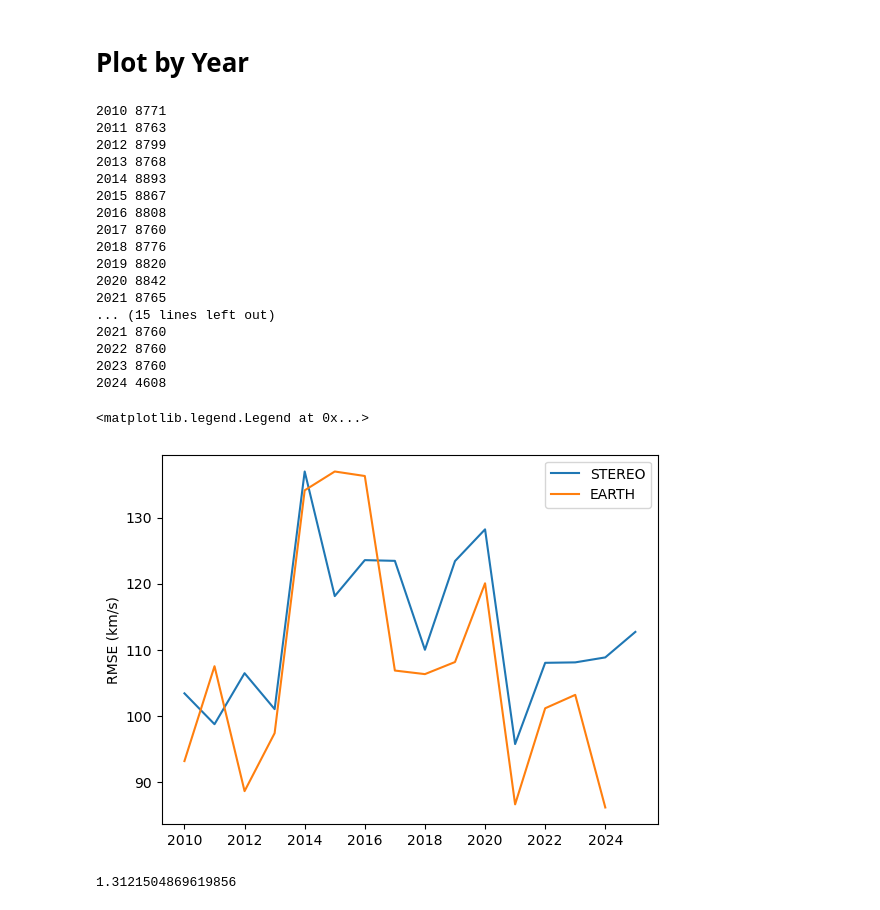
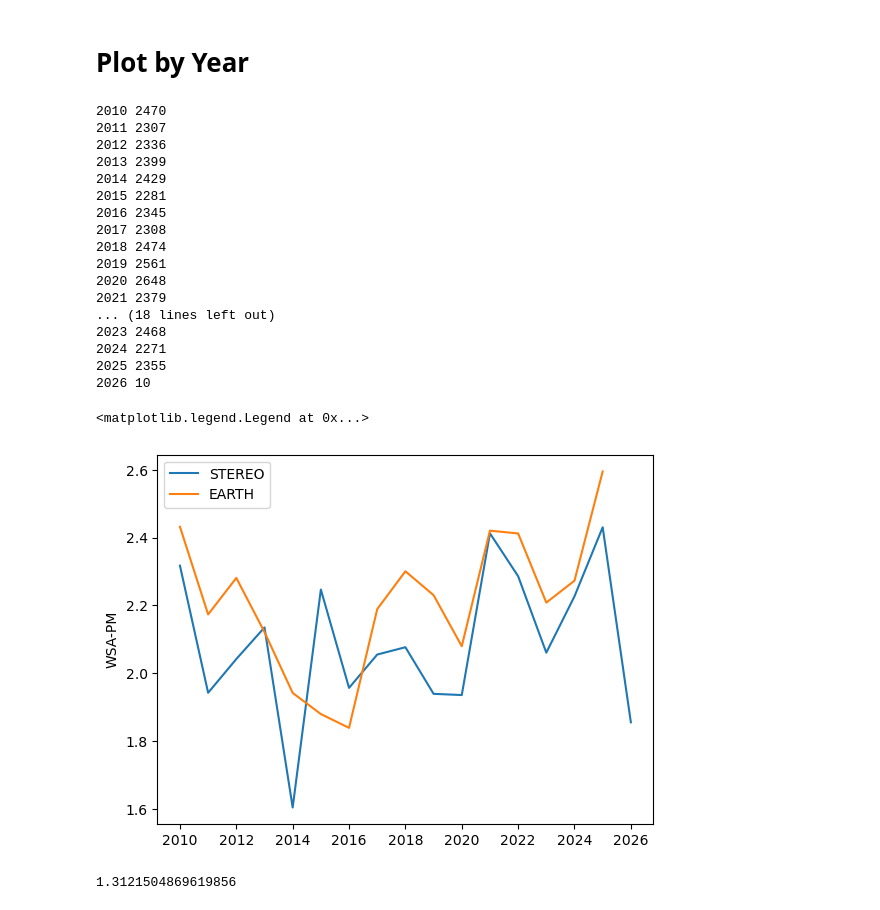
Before and after one commit to ddasilva/Mars_L1_Stereo_Analysis, a Jupyter notebook: New Analysis.ipynb, the cells around one changed output. Cells and saved outputs as stored; diff of their text form; code cells hidden in the pictures.

```diff
--- a/New Analysis.ipynb
+++ b/New Analysis.ipynb
@@ -80,3 +81,8 @@ df_locs_stereo
 | 12118 | 2466153.5 | 150.058275 | 2493.583171 | -3.299812 | 0.967356 | 2039-12-31 |
 | 12119 | 2466154.5 | 136.901271 | 2493.619719 | -3.417322 | 0.967373 | 2040-01-01 |
 12120 rows × 6 columns
+# %%
+df_metric_stereo = read_obs_pred_file(
+    'wsa-v7/wsa/WSA_WORKING/DefaultGroup/Mars_L1_Stereo_Analysis/PREDSOLARWIND/parcel_03_R000_gongz_stereoa_stereoa.dat',
+    no_juldate_bias=True
+)
@@ -82,0 +105,6 @@ df_locs_stereo
+# %%
+df_metric_earth = read_obs_pred_file(
+    'wsa-v7/wsa/WSA_WORKING/DefaultGroup/Mars_L1_Stereo_Analysis/PREDSOLARWIND/parcel_03_R000_gongz_earth_ace.dat',
+    no_juldate_bias=True
+)
+df_metric_earth
@@ -272,34 +316,46 @@ def plot_by_year(df, label):
         #    d[year] = np.nan
         #    continue
 
-        d[year] = np.sqrt(np.nanmean(np.square(df[mask].Vp_obs - df[mask].Vp)))
+        #d[year] = np.sqrt(np.nanmean(np.square(df[mask].Vp_obs - df[mask].Vp)))
+        df_cur = df[mask]
+        if df_cur.empty:
+            d[year] = np.nan
+        else:
+            key = 'day27'
+            df_cur = df_cur[df_cur[key] > 0]
+            d[year] = df_cur[key].mean()
 
     plt.plot(d.keys(), d.values(), label=label)
 # %%
-plot_by_year(df_final_stereo, 'STEREO')
-plot_by_year(df_final_earth, 'EARTH')
-plt.ylabel('RMSE (km/s)')
+#plot_by_year(df_final_stereo, 'STEREO')
+#plot_by_year(df_final_earth, 'EARTH')
+#plt.ylabel('RMSE (km/s)')
+#plt.legend()
+
+plot_by_year(df_metric_stereo, 'STEREO')
+plot_by_year(df_metric_earth, 'EARTH')
+plt.ylabel('WSA-PM')
 plt.legend()
 # %% [output]
-2010 8771
-2011 8763
-2012 8799
-2013 8768
-2014 8893
-2015 8867
-2016 8808
-2017 8760
-2018 8776
-2019 8820
-2020 8842
-2021 8765
-... (15 lines left out)
-2021 8760
-2022 8760
-2023 8760
-2024 4608
+2010 2470
+2011 2307
+2012 2336
+2013 2399
+2014 2429
+2015 2281
+2016 2345
+2017 2308
+2018 2474
+2019 2561
+2020 2648
+2021 2379
+... (18 lines left out)
+2023 2468
+2024 2271
+2025 2355
+2026 10
 <matplotlib.legend.Legend at 0x...>
-[figure, old version]
+[figure, new version]
 # %%
 df_final_stereo.size / df_final_earth.size
 # %% [output]
```
Also changed, not shown: parts of 14 cells of this notebook.
